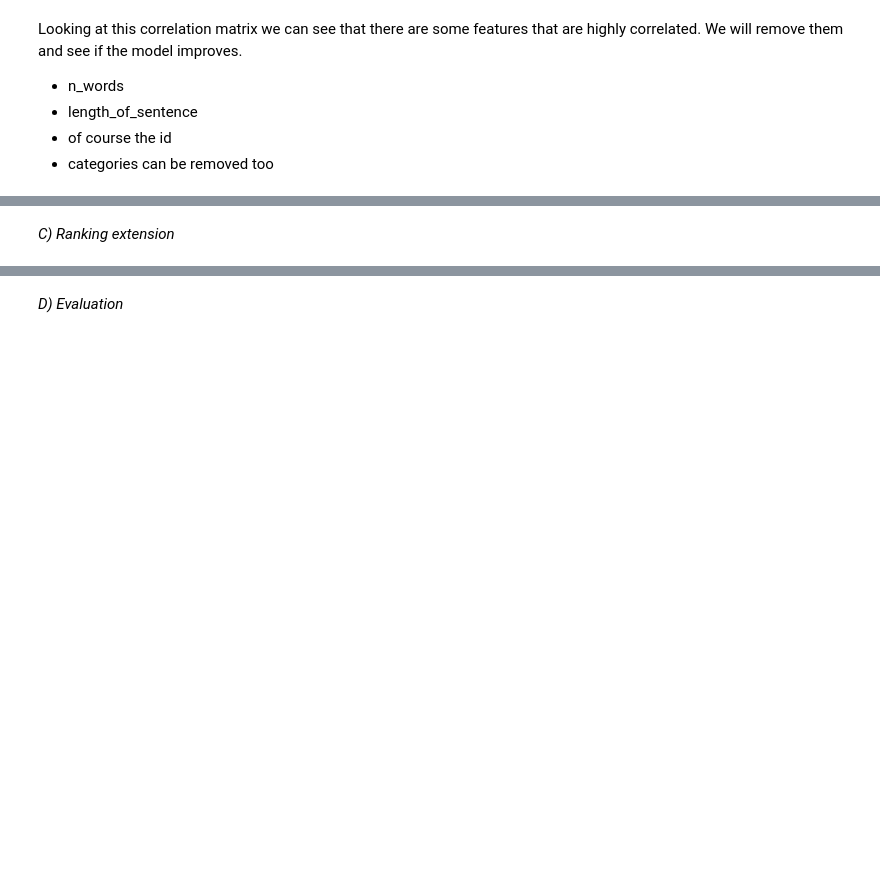
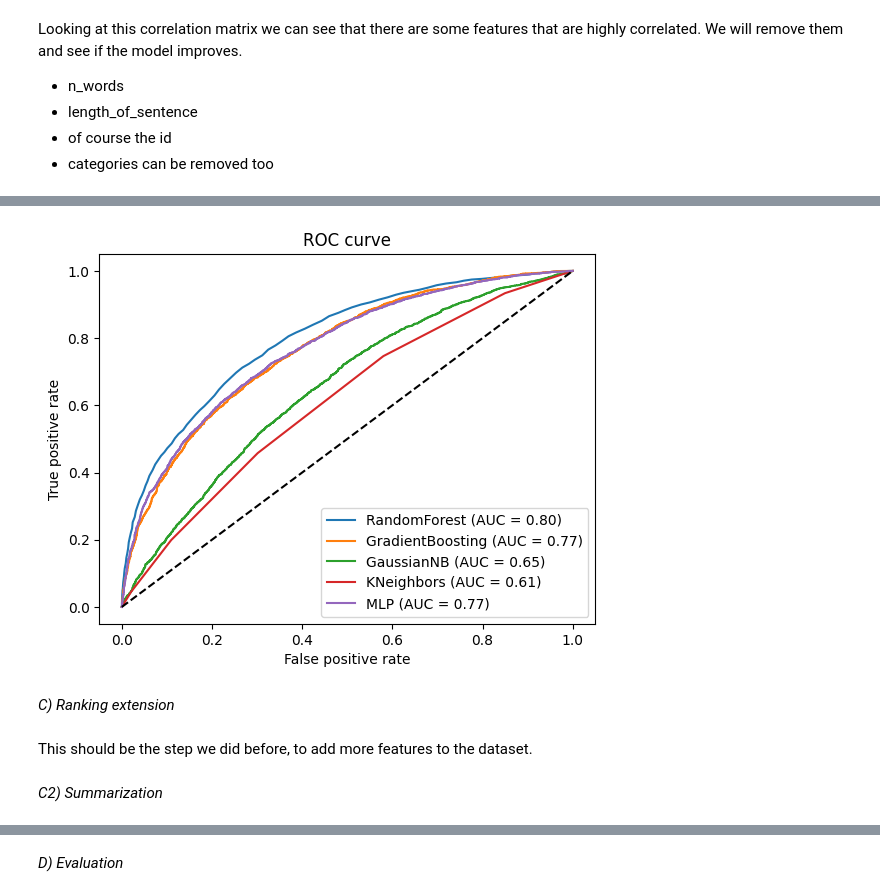
Before and after one commit to danieleavolio/Information-Processing-and-Retrieval, a Jupyter notebook: Project2/Code/G08_P2_notebook.ipynb, the cells around one changed output, grey strips where cells are left out. Saved outputs shown, nothing was run; the diff lists cells and outputs as text; code cells hidden in the pictures; blank space fills up the shorter version.

```diff
--- a/Project2/Code/G08_P2_notebook.ipynb
+++ b/Project2/Code/G08_P2_notebook.ipynb
@@ -410,7 +410,7 @@ Time to summarize all the documents: 66.37705373764038 seconds
 # %%
 
 
-def keyword_extraction(doc:str, C:dict, I:None, **kwargs):
+def keyword_extraction(doc:str, C:dict, I=None, **kwargs):
     # doc words
 
     words = nltk.word_tokenize(doc)
@@ -978,4 +1130,28 @@ for name, model in models.items():
+# %%
+# roc curve
+from sklearn.metrics import roc_curve, roc_auc_score
+
+# plot each roc curve in a single plot with different colors
+plt.figure()
+for name, model in models.items():
+    y_pred = model.predict_proba(X_test)[:, 1]
+    fpr, tpr, _ = roc_curve(y_test, y_pred)
+    auc = roc_auc_score(y_test, y_pred)
+    plt.plot(fpr, tpr, label=f"{name} (AUC = {auc:0.2f})")
+
+plt.plot([0, 1], [0, 1], "k--")
+plt.xlabel("False positive rate")
+plt.ylabel("True positive rate")
+plt.title("ROC curve")
+plt.legend()
+plt.show()
+# %% [output]
+[figure, added]
 # %% [markdown]
 *C) Ranking extension*
+# %% [markdown]
+This should be the step we did before, to add more features to the dataset.
 # %%
 #code here
+# %% [markdown]
+*C2) Summarization*
```
Also changed, not shown: parts of 11 cells of this notebook.
